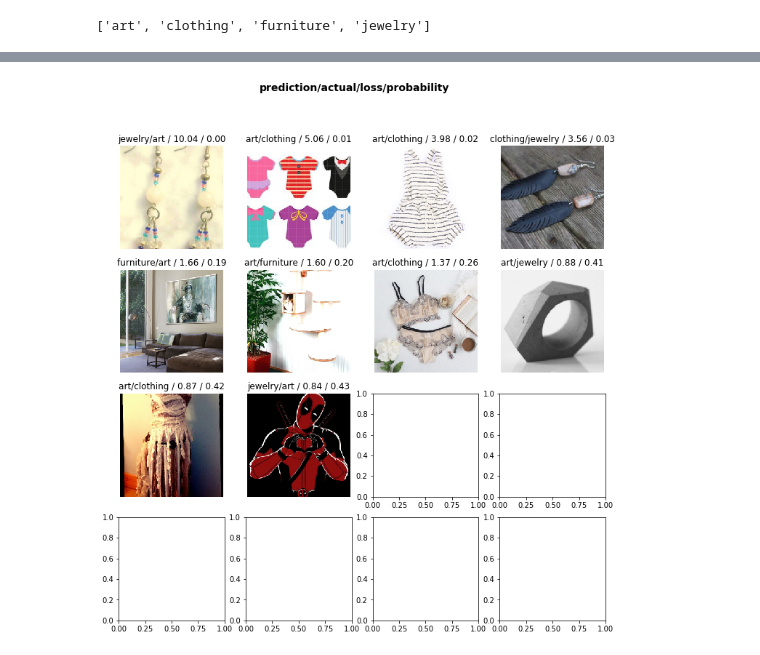
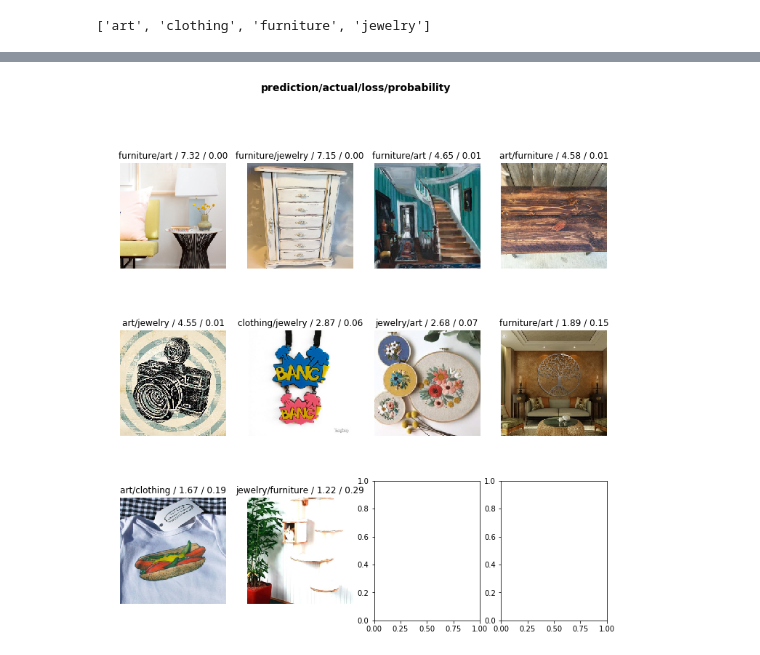
Before and after one commit to rforgione/course-v3, a Jupyter notebook: assignments/ProductCategoryClassifier.ipynb, the cells around one changed output, grey strips where cells are left out. Cells and saved outputs as stored; diff of their text form; code cells hidden in the pictures.

```diff
--- a/assignments/ProductCategoryClassifier.ipynb
+++ b/assignments/ProductCategoryClassifier.ipynb
@@ -18,7 +22,7 @@ data = ImageDataBunch.from_folder(
     size=224,
     ds_tfms=get_transforms()).normalize(imagenet_stats)
 # %%
-learn = create_cnn(data, models.resnet50, metrics=accuracy)
+learn = create_cnn(data, models.resnet34, metrics=accuracy)
 # %%
 data.c
 # %% [output]
@@ -52,0 +58,2 @@ learn.save('stage1')
+# %%
+learn.load('product-stage-1')
@@ -63,3 +89,3 @@ learn.recorder.plot()
 # %%
-learn.fit_one_cycle(4, slice(1e-6, 1e-3))
+learn.fit_one_cycle(4, slice(3e-5, (3e-3)/5))
 # %% [output]
@@ -72,5 +102,5 @@ Total time: 02:04
 # %%
-learn.load('stage1')
+learn.load('product-stage-2')
 # %% [output]
 Learner(data=ImageDataBunch;
 
@@ -101,9 +133,9 @@ Total time: 02:01
 # %%
 interp = ClassificationInterpretation.from_learner(learn)
 # %%
-interp.plot_top_losses(10)
+interp.plot_top_losses(10, heatmap=False)
 # %% [output]
-[figure, old version]
+[figure, new version]
 # %%
 interp.most_confused()
 # %% [output]
```
Also changed, not shown: parts of 23 cells of this notebook, 1 other file.
